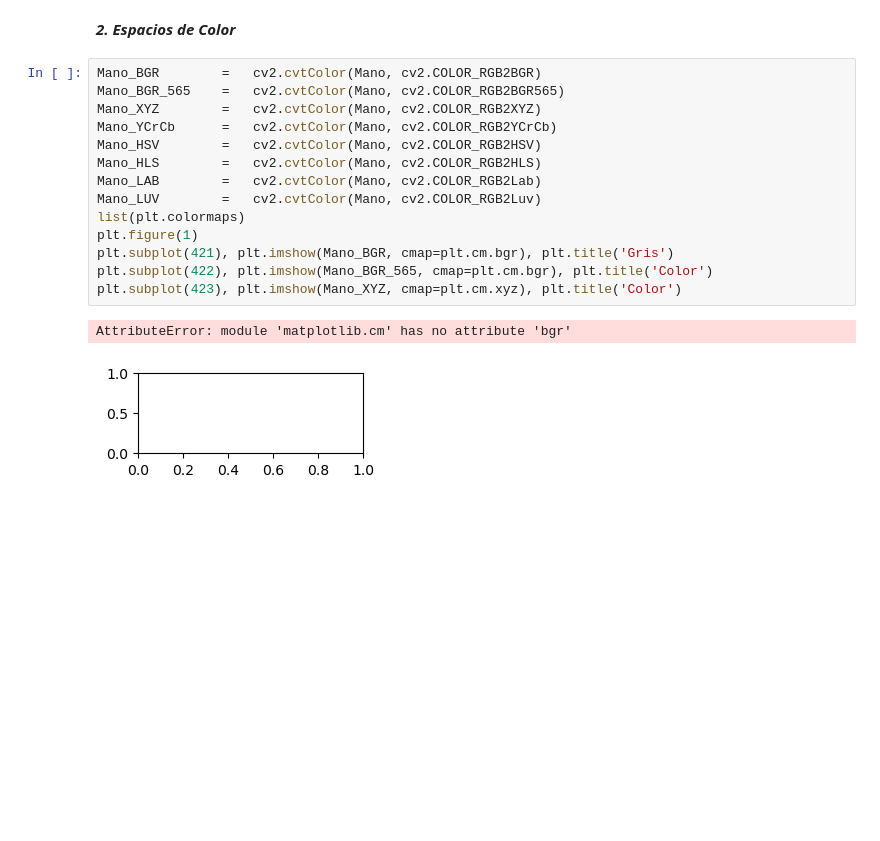
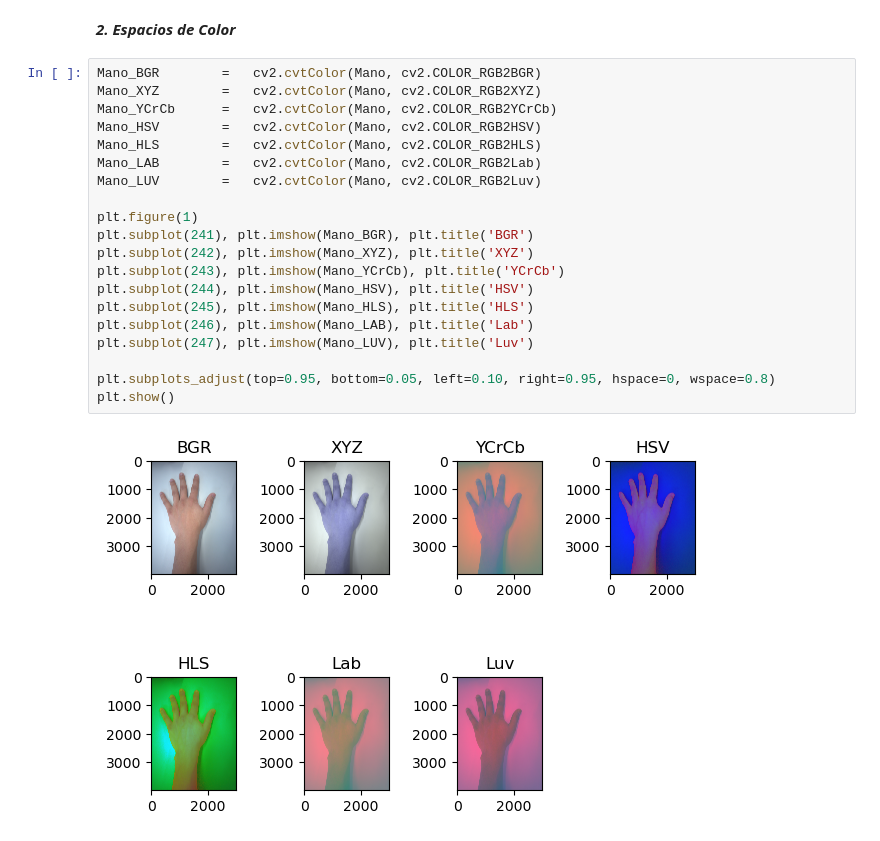
Before and after one commit to KouzouAkizuki/Tecnicas-de-IA---2024-I, a Jupyter notebook: Talleres/Taller 2/Taller 2.ipynb, the cells around one changed output. Cells and saved outputs as stored; diff of their text form; blank space fills up the shorter version.

```diff
--- a/Talleres/Taller 2/Taller 2.ipynb
+++ b/Talleres/Taller 2/Taller 2.ipynb
@@ -98,18 +98,23 @@ cv2.destroyAllWindows()
 ***2. Espacios de Color***
 # %%
 Mano_BGR        =   cv2.cvtColor(Mano, cv2.COLOR_RGB2BGR)
-Mano_BGR_565    =   cv2.cvtColor(Mano, cv2.COLOR_RGB2BGR565)
 Mano_XYZ        =   cv2.cvtColor(Mano, cv2.COLOR_RGB2XYZ)
 Mano_YCrCb      =   cv2.cvtColor(Mano, cv2.COLOR_RGB2YCrCb)
 Mano_HSV        =   cv2.cvtColor(Mano, cv2.COLOR_RGB2HSV)
 Mano_HLS        =   cv2.cvtColor(Mano, cv2.COLOR_RGB2HLS)
 Mano_LAB        =   cv2.cvtColor(Mano, cv2.COLOR_RGB2Lab)
 Mano_LUV        =   cv2.cvtColor(Mano, cv2.COLOR_RGB2Luv)
-list(plt.colormaps)
+
 plt.figure(1)
-plt.subplot(421), plt.imshow(Mano_BGR, cmap=plt.cm.bgr), plt.title('Gris')
-plt.subplot(422), plt.imshow(Mano_BGR_565, cmap=plt.cm.bgr), plt.title('Color')
-plt.subplot(423), plt.imshow(Mano_XYZ, cmap=plt.cm.xyz), plt.title('Color')
+plt.subplot(241), plt.imshow(Mano_BGR), plt.title('BGR')
+plt.subplot(242), plt.imshow(Mano_XYZ), plt.title('XYZ')
+plt.subplot(243), plt.imshow(Mano_YCrCb), plt.title('YCrCb')
+plt.subplot(244), plt.imshow(Mano_HSV), plt.title('HSV')
+plt.subplot(245), plt.imshow(Mano_HLS), plt.title('HLS')
+plt.subplot(246), plt.imshow(Mano_LAB), plt.title('Lab')
+plt.subplot(247), plt.imshow(Mano_LUV), plt.title('Luv')
+
+plt.subplots_adjust(top=0.95, bottom=0.05, left=0.10, right=0.95, hspace=0, wspace=0.8)
+plt.show()
 # %% [output]
-AttributeError: module 'matplotlib.cm' has no attribute 'bgr'
-[figure, old version]
+[figure, new version]
```
Also changed, not shown: parts of 2 cells of this notebook.
